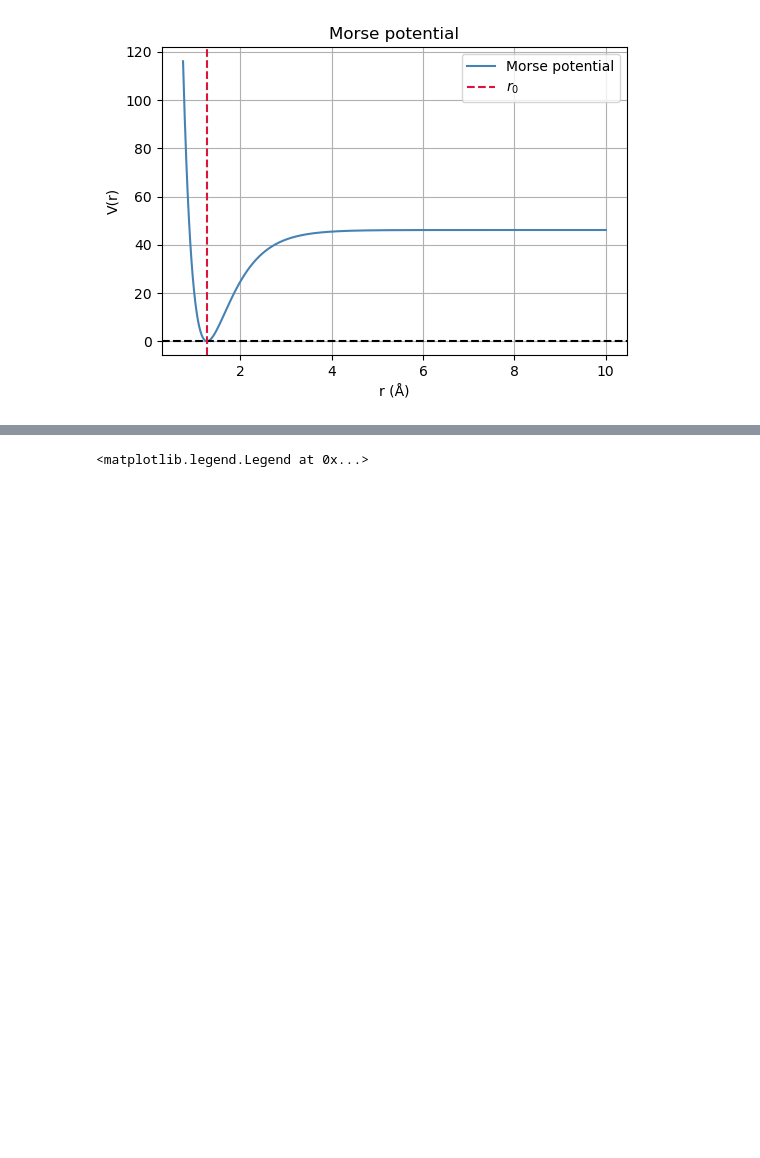
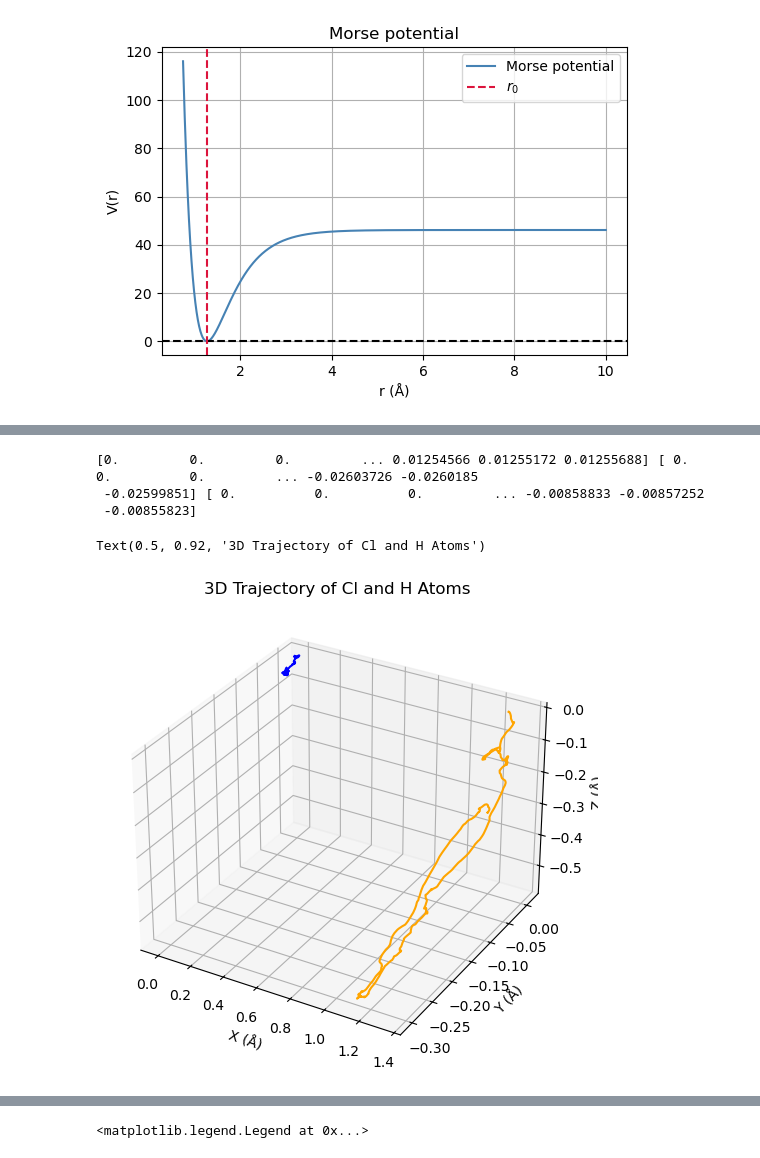
Before and after one commit to JeanCHDJdev/md-langevin, a Jupyter notebook: simulation.ipynb, the cells around one changed output, grey strips where cells are left out. Drawn from its saved outputs; the diff is of its cells as text; code cells hidden in the pictures; blank space fills up the shorter version.

```diff
--- a/simulation.ipynb
+++ b/simulation.ipynb
@@ -30,0 +37,19 @@ time, r_cl, r_h, v_cl, v_h = sim.run(n_steps=5000, r_init_relative=sim.r_0+0.1,
+# %%
+## 3D position of r_Cl, r_H over time
+r_cl = data['r_Cl']
+r_h = data['r_H']
+fig = plt.figure(figsize=(8, 6))
+ax = fig.add_subplot(111, projection='3d')
+print(r_cl[:, 0], r_cl[:, 1], r_cl[:, 2])
+ax.plot(r_cl[:, 0], r_cl[:, 1], r_cl[:, 2], color='blue', label='Cl')
+ax.plot(r_h[:, 0], r_h[:, 1], r_h[:, 2], color='orange', label='H')
+ax.set_xlabel('X (Å)')
+ax.set_ylabel('Y (Å)')
+ax.set_zlabel('Z (Å)')
+ax.set_title('3D Trajectory of Cl and H Atoms')
+# %% [output]
+[0.         0.         0.         ... 0.01254566 0.01255172 0.01255688] [ 0.          0.          0.         ... -0.02603726 -0.0260185
+ -0.02599851] [ 0.          0.          0.         ... -0.00858833 -0.00857252
+ -0.00855823]
+Text(0.5, 0.92, '3D Trajectory of Cl and H Atoms')
+[figure, added]
```
Also changed, not shown: parts of 4 cells of this notebook, 1 other file.
